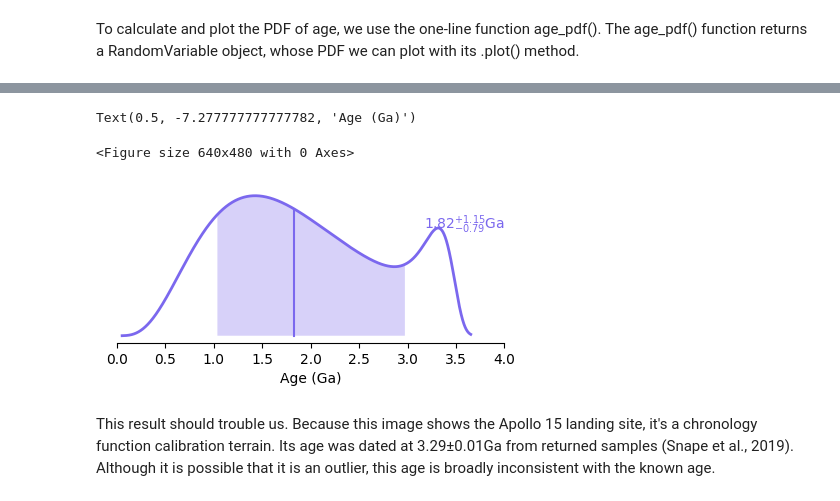
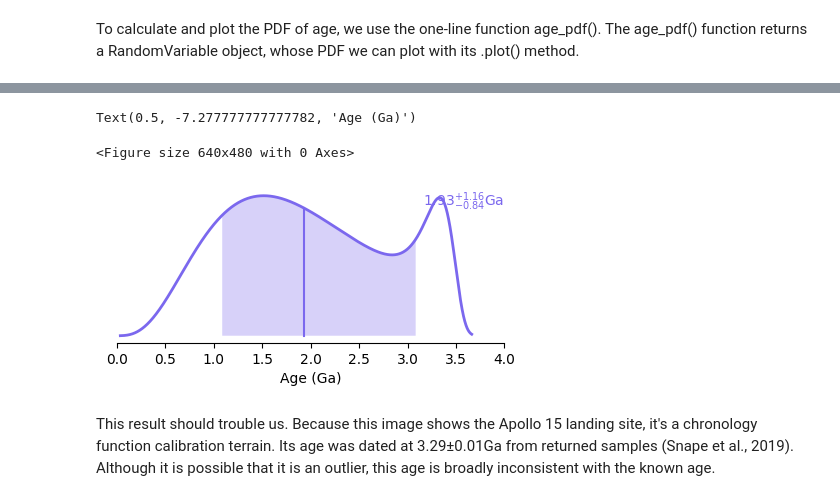
Before and after one commit to samwbell/cratersfd, a Jupyter notebook: examples/age_calculation_example.ipynb, the cells around one changed output, grey strips where cells are left out. Cells and saved outputs as stored; diff of their text form; code cells hidden in the pictures.

```diff
--- a/examples/age_calculation_example.ipynb
+++ b/examples/age_calculation_example.ipynb
@@ -140,17 +142,17 @@ These are the default values, and they can be adjusted by changing these keyword
 # %%
 age_pdf(
-    ds, area, dmin_estimate, pf=npf_new,
+    ds, area, 0.14, pf=npf_new,
     cf_inv=ncf_inv, kind='median',
     random=1.6, systematic=1.12, additional=1.1,
-    d_random=1.05, d_systematic=1.01
+    d_random=1.1, d_systematic=1.02
 ).plot(
     label=True, unit='Ga', xlim=[0, 4.0]
 )
 plt.xlabel('Age (Ga)')
 # %% [output]
 Text(0.5, -7.277777777777782, 'Age (Ga)')
 <Figure size 640x480 with 0 Axes>
-[figure, old version]
+[figure, new version]
 # %% [markdown]
 This result should trouble us.  Because this image shows the Apollo 15 landing site, it's a chronology function calibration terrain.  Its age was dated at 3.29±0.01Ga from returned samples (Snape et al., 2019).  Although it is possible that it is an outlier, this age is broadly inconsistent with the known age.
 # %%
```
Also changed, not shown: parts of 15 cells of this notebook, 15 other files.
